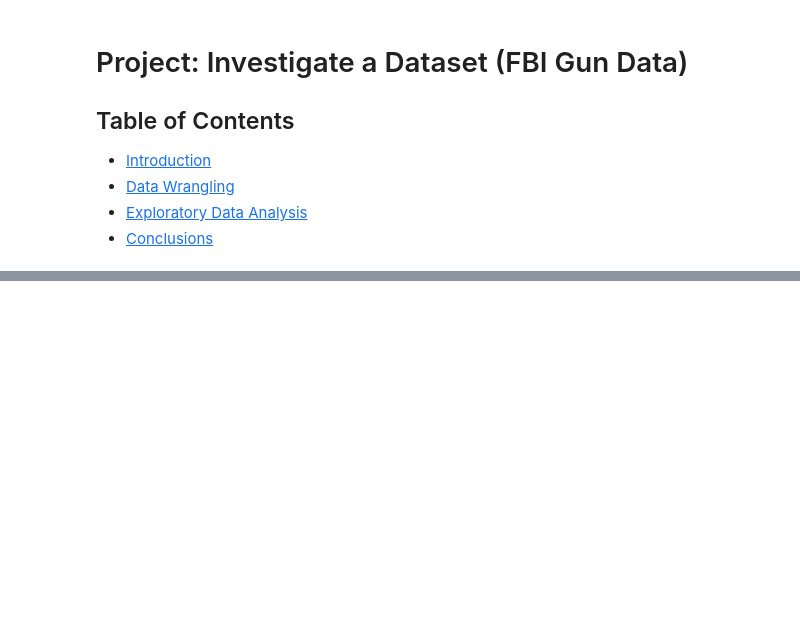
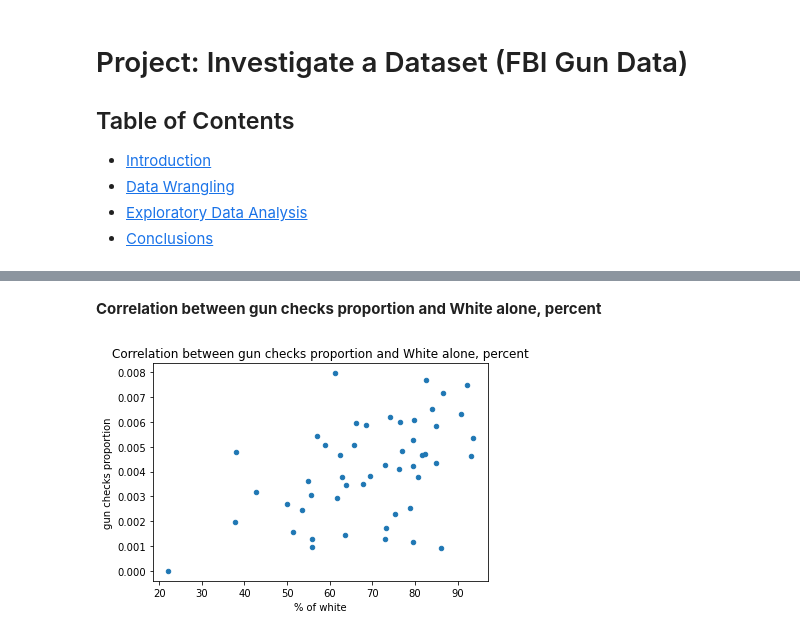
Before and after one commit to adeyisegun/FBI_Gun_Data, a Jupyter notebook: investigate_FBI_Gun_Data.ipynb, the cells around one changed output, grey strips where cells are left out. Cells and saved outputs as stored; diff of their text form; code cells hidden in the pictures; blank space fills up the shorter version.

```diff
--- a/investigate_FBI_Gun_Data.ipynb
+++ b/investigate_FBI_Gun_Data.ipynb
@@ -94,0 +404,9 @@ gun_df.iloc()
+# %% [markdown]
+**Correlation between gun checks proportion and White alone, percent**
+# %%
+merged_df.plot(x='%_white', y= 'gun_checks_prop', kind = 'scatter')
+plt.title('Correlation between gun checks proportion and White alone, percent')
+plt.xlabel('% of white')
+plt.ylabel('gun checks proportion');
+# %% [output]
+[figure, added]
```
Also changed, not shown: parts of 62 cells of this notebook, 2 other files.
